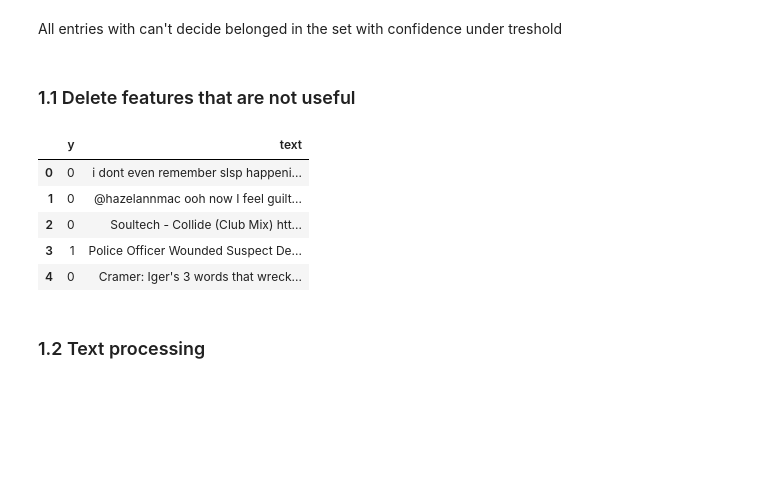
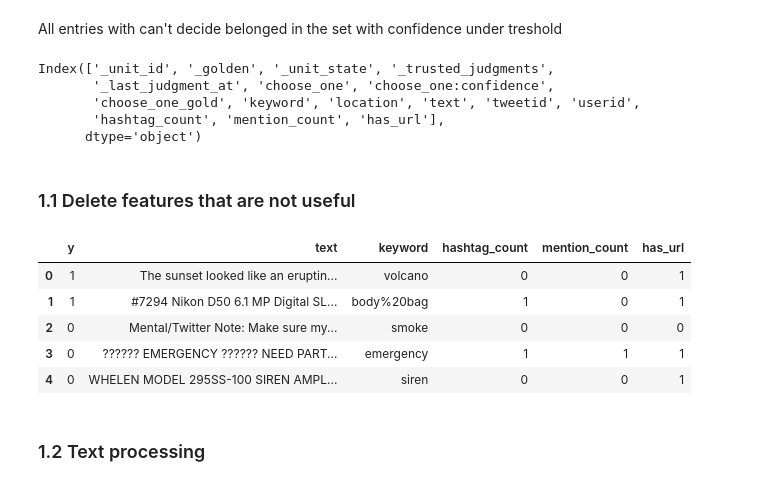
Before and after one commit to magnusrodseth/disaster-tweets, a Jupyter notebook: notebook-new.ipynb, the cells around one changed output. Cells and saved outputs as stored; diff of their text form; code cells hidden in the pictures; blank space fills up the shorter version.

```diff
--- a/notebook-new.ipynb
+++ b/notebook-new.ipynb
@@ -95,7 +95,7 @@ dest_test = 'data/test.csv'
 # %%
 # Dataframe with data to be used in training
 df = pd.read_csv('./data/train.csv', encoding='utf-8')
-df_test = pd.read_csv('./data/train.csv', encoding='utf-8')
+df_test = pd.read_csv('./data/test.csv', encoding='utf-8')
 df.head()
 # %% [output]
 |  | _unit_id | _golden | _unit_state | _trusted_judgments | _last_judgment_at | choose_one | ... |
@@ -113,16 +113,22 @@ Some extracted features of interest must be done before preprocessing any data.
 - `mention_count`: number of mentions in the tweet
 - `has_url`: whether the tweet contains a URL
 # %%
-# Extract the number of hashtags
-df["hashtag_count"] = df["text"].apply(lambda x: len([c for c in str(x) if c == "#"]))
 
-# Extract the number of mentions
-df["mention_count"] = df["text"].apply(lambda x: len([c for c in str(x) if c == "@"]))
+def extract_features(df):
+    # Extract the number of hashtags
+    df["hashtag_count"] = df["text"].apply(lambda x: len([c for c in str(x) if c == "#"]))
 
-# Extract the `has_url` feature
-df["has_url"] = df["text"].apply(lambda x: 1 if "http" in str(x) else 0)
+    # Extract the number of mentions
+    df["mention_count"] = df["text"].apply(lambda x: len([c for c in str(x) if c == "@"]))
+
+    # Extract the `has_url` feature
+    df["has_url"] = df["text"].apply(lambda x: 1 if "http" in str(x) else 0)
+
+    return df
 
 # Write the updated dataframe to a CSV file
+df = extract_features(df)
+df_test = extract_features(df_test)
 df.head()
 # %% [output]
 |  | _unit_id | _golden | _unit_state | _trusted_judgments | _last_judgment_at | choose_one | ... |
@@ -215,27 +245,35 @@ print("Number of rows removed: {}".format(initial_count - df.shape[0]))
 Number of rows removed: 2167
 # %% [markdown]
 All entries with can't decide belonged in the set with confidence under treshold
+# %%
+df.columns
+# %% [output]
+Index(['_unit_id', '_golden', '_unit_state', '_trusted_judgments',
+       '_last_judgment_at', 'choose_one', 'choose_one:confidence',
+       'choose_one_gold', 'keyword', 'location', 'text', 'tweetid', 'userid',
+       'hashtag_count', 'mention_count', 'has_url'],
+      dtype='object')
 # %% [markdown]
 ### 1.1 Delete features that are not useful
 # %%
 # original_features: _unit_id, _golden, _unit_state, _trusted_judgments, _last_judgment_at, choose_one, choose_one:confidence, choose_one_gold, keyword, location, text, tweetid, userid
-features_to_keep = ['y', 'text']
+features_to_keep = ['y', 'text', 'keyword', 'hashtag_count', 'mention_count', 'has_url']
 
 # map choose one to 1 or 0, call it y to be consistent with ml conventions
 df['y'] = df['choose_one'].apply(lambda x: 1 if x == 'Relevant' else 0)
 df = df[features_to_keep]
 
 df_test['y'] = df_test['choose_one'].apply(lambda x: 1 if x == 'Relevant' else 0)
 df_test = df_test[features_to_keep]
 
-display(df.head())
+display(df_test.head())
 # %% [output]
-|  | y | text |
-| 0 | 0 | i dont even remember slsp happeni... |
-| 1 | 0 | @hazelannmac ooh now I feel guilt... |
-| 2 | 0 | Soultech - Collide (Club Mix) htt... |
-| 3 | 1 | Police Officer Wounded Suspect De... |
-| 4 | 0 | Cramer: Iger's 3 words that wreck... |
+|  | y | text | keyword | hashtag_count | mention_count | has_url |
+| 0 | 1 | The sunset looked like an eruptin... | volcano | 0 | 0 | 1 |
+| 1 | 1 | #7294 Nikon D50 6.1 MP Digital SL... | body%20bag | 1 | 0 | 1 |
+| 2 | 0 | Mental/Twitter Note: Make sure my... | smoke | 0 | 0 | 0 |
+| 3 | 0 | ?????? EMERGENCY ?????? NEED PART... | emergency | 1 | 1 | 1 |
+| 4 | 0 | WHELEN MODEL 295SS-100 SIREN AMPL... | siren | 0 | 0 | 1 |
 # %% [markdown]
 ### 1.2 Text processing
 # %%
```
Also changed, not shown: parts of 21 cells of this notebook.
